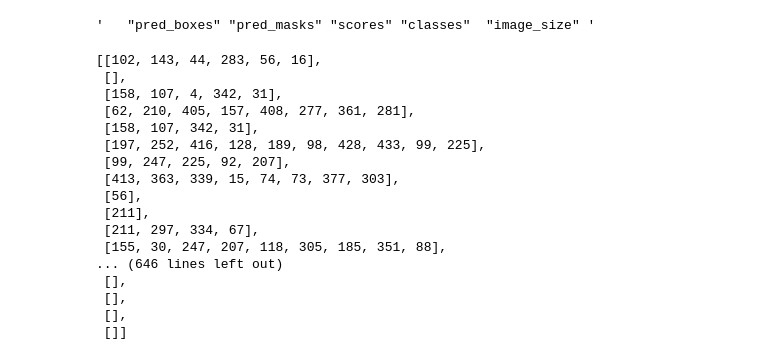
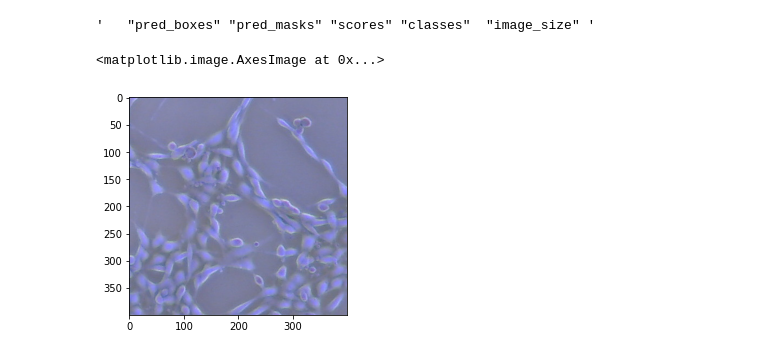
Before and after one commit to trevor-chan/research, a Jupyter notebook: morpho_scripts/updated_analysis.ipynb, the cells around one changed output. Cells and saved outputs as stored; diff of their text form; code cells hidden in the pictures.

```diff
--- a/morpho_scripts/updated_analysis.ipynb
+++ b/morpho_scripts/updated_analysis.ipynb
@@ -118,23 +118,3 @@ for i,small_list in tqdm(enumerate(wide_list)):
         d = distance.cdist(polygon_list[i],polygon_list[index],'euclidean')
         if min(d.flatten()) < 50:
             adjacency_list[i].append (index)
-# %%
-adjacency_list
-# %% [output]
-[[102, 143, 44, 283, 56, 16],
- [],
- [158, 107, 4, 342, 31],
- [62, 210, 405, 157, 408, 277, 361, 281],
- [158, 107, 342, 31],
- [197, 252, 416, 128, 189, 98, 428, 433, 99, 225],
- [99, 247, 225, 92, 207],
- [413, 363, 339, 15, 74, 73, 377, 303],
- [56],
- [211],
- [211, 297, 334, 67],
- [155, 30, 247, 207, 118, 305, 185, 351, 88],
-... (646 lines left out)
- [],
- [],
- [],
- []]
@@ -142,0 +121,8 @@ adjacency_list
+# %%
+fig = plt.subplots()
+plt.imshow(img)
+#ax.add_line(lines.Line2D([centroid_list[0][0],centroid_list[1][0]], [centroid_list[0][1],centroid_list[1][1]]))
+#plt.show()
+# %% [output]
+<matplotlib.image.AxesImage at 0x...>
+[figure, added]
```
Also changed, not shown: parts of 6 cells of this notebook.
